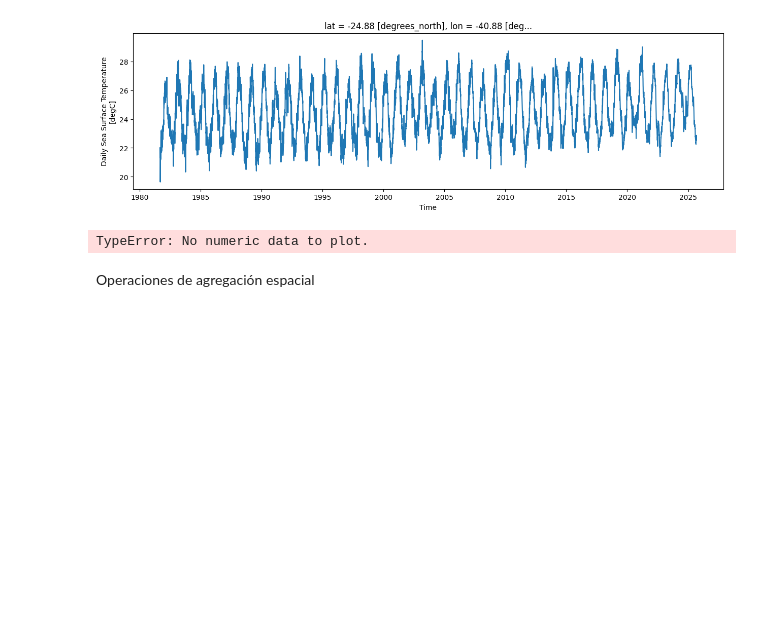
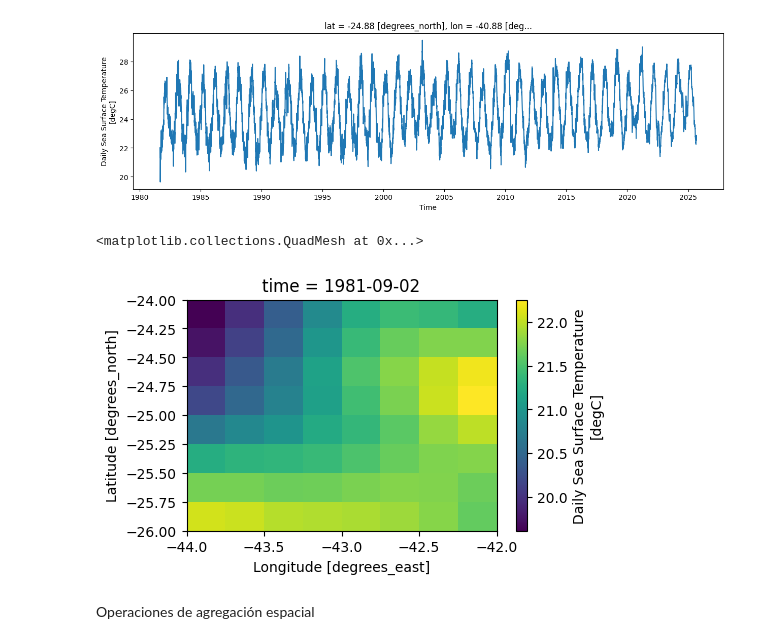
Before and after one commit to francobarrionuevoenv21/XArrray_CQSC, a Jupyter notebook: Tutoriales/Tutorial2_YYYYYY.ipynb, the cells around one changed output. Drawn from its saved outputs; the diff is of its cells as text; code cells hidden in the pictures; blank space fills up the shorter version.

```diff
--- a/Tutoriales/Tutorial2_YYYYYY.ipynb
+++ b/Tutoriales/Tutorial2_YYYYYY.ipynb
@@ -191,18 +192,19 @@ sst_spatial_sel.sst.plot(figsize=(15, 4))
 [<matplotlib.lines.Line2D at 0x...>]
 [figure]
 # %%
-lon_min, lon_max = -45, -41
-#lat_min, lat_max = -25, -22
+lon_min, lon_max = -44, -42
+lat_min, lat_max = -26, -24
 
 #-22.3436,-44.7559
 #-25.8692,-40.3179
 
 
-sst_spatial_slice = sst_corr.sel(lon = slice(lon_min, lon_max))#, lat = slice(lat_min, lat_max))
+sst_spatial_slice = sst_corr.sel(lon = slice(lon_min, lon_max), lat = slice(lat_min, lat_max))
 
 sst_spatial_slice.isel(time=1).sst.plot(figsize=(5, 3))
 # %% [output]
-TypeError: No numeric data to plot.
+<matplotlib.collections.QuadMesh at 0x...>
+[figure, added]
 # %% [markdown]
 Operaciones de agregación espacial
 # %%
```
Also changed, not shown: parts of 5 cells of this notebook, 1 other file.
